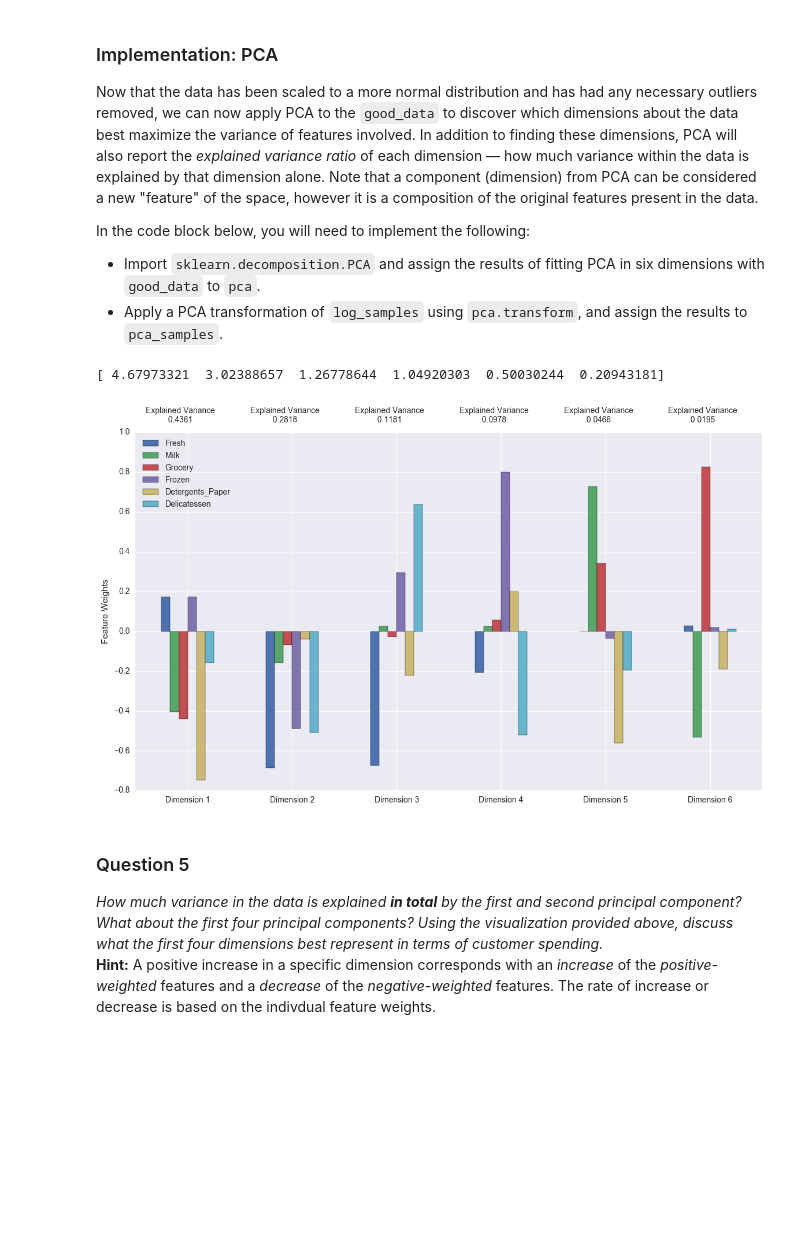
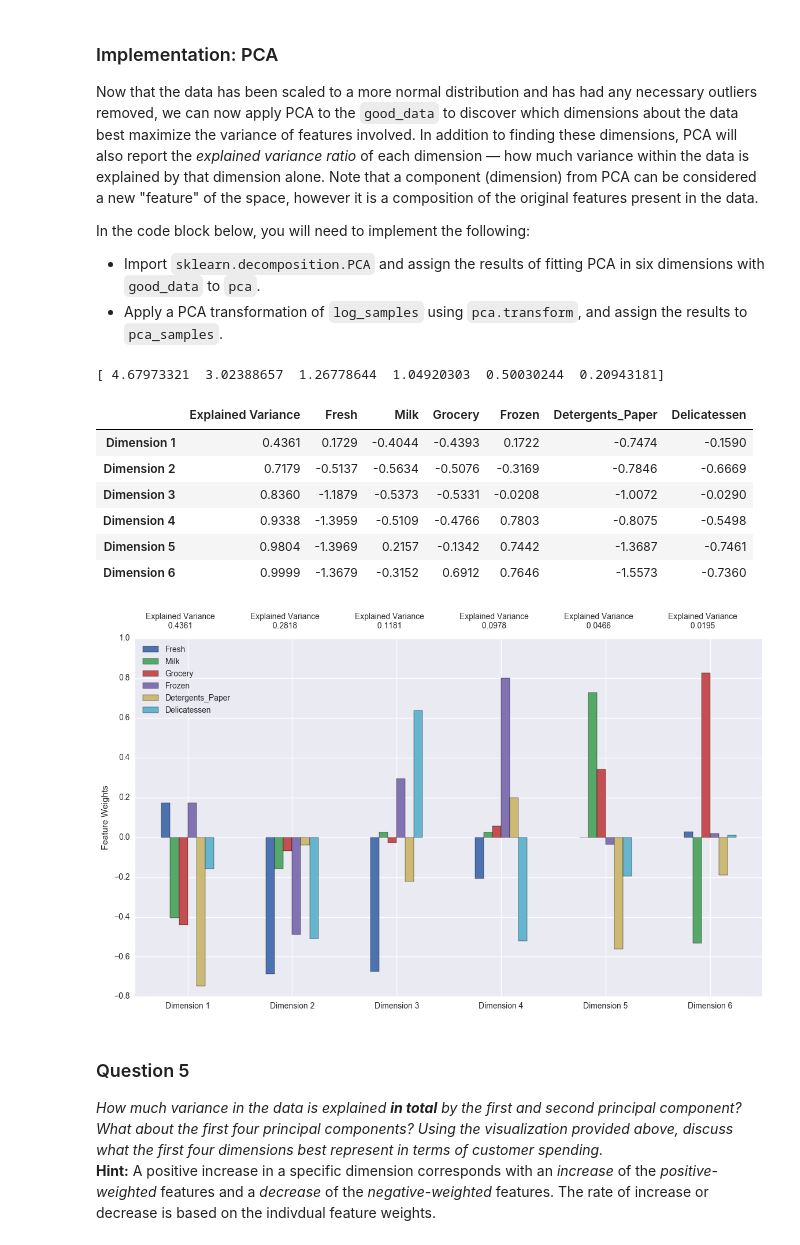
Before and after one commit to javierivanov/customer_segments, a Jupyter notebook: customer_segments.ipynb, the cells around one changed output. Drawn from its saved outputs; the diff is of its cells as text; code cells hidden in the pictures; blank space fills up the shorter version.

```diff
--- a/customer_segments.ipynb
+++ b/customer_segments.ipynb
@@ -306,16 +306,24 @@ In the code block below, you will need to implement the following:
 # %%
 # TODO: Apply PCA by fitting the good data with the same number of dimensions as features
 from sklearn.decomposition import PCA
 pca = PCA()
 pca.fit(good_data)
 
 # TODO: Transform log_samples using the PCA fit above
 pca_samples = pca.transform(log_samples)
 # Generate PCA results plot
 pca_results = vs.pca_results(good_data, pca)
 print pca.explained_variance_
+display(pca_results.cumsum())
 # %% [output]
 [ 4.67973321  3.02388657  1.26778644  1.04920303  0.50030244  0.20943181]
+|  | Explained Variance | Fresh | Milk | Grocery | Frozen | Detergents_Paper | Delicatessen |
+| Dimension 1 | 0.4361 | 0.1729 | -0.4044 | -0.4393 | 0.1722 | -0.7474 | -0.1590 |
+| Dimension 2 | 0.7179 | -0.5137 | -0.5634 | -0.5076 | -0.3169 | -0.7846 | -0.6669 |
+| Dimension 3 | 0.8360 | -1.1879 | -0.5373 | -0.5331 | -0.0208 | -1.0072 | -0.0290 |
+| Dimension 4 | 0.9338 | -1.3959 | -0.5109 | -0.4766 | 0.7803 | -0.8075 | -0.5498 |
+| Dimension 5 | 0.9804 | -1.3969 | 0.2157 | -0.1342 | 0.7442 | -1.3687 | -0.7461 |
+| Dimension 6 | 0.9999 | -1.3679 | -0.3152 | 0.6912 | 0.7646 | -1.5573 | -0.7360 |
 [figure]
 # %% [markdown]
 ### Question 5
```
Also changed, not shown: parts of 2 cells of this notebook, 1 other file.
